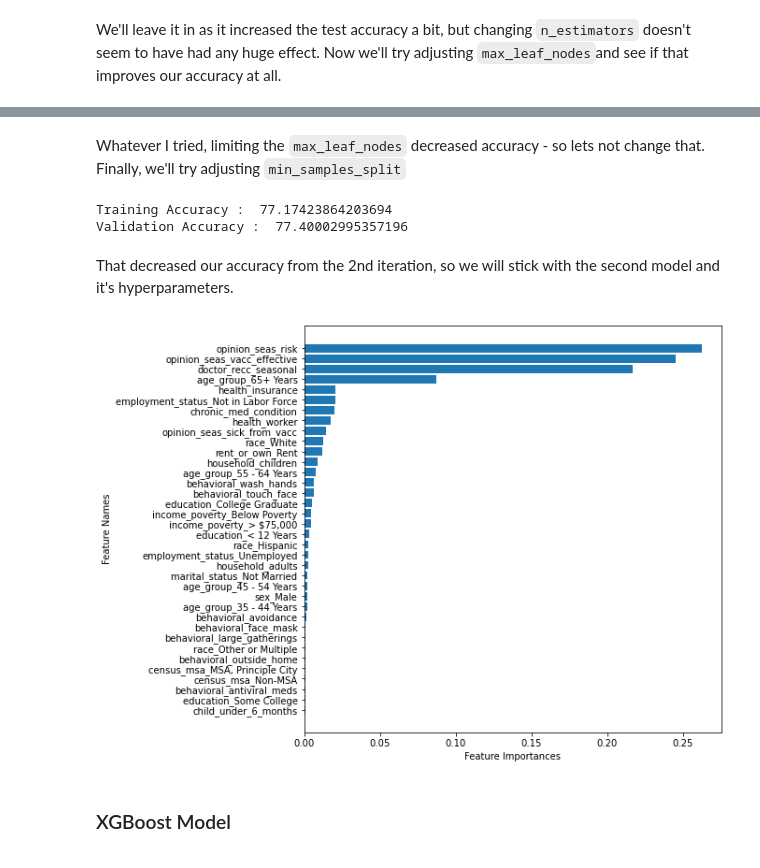
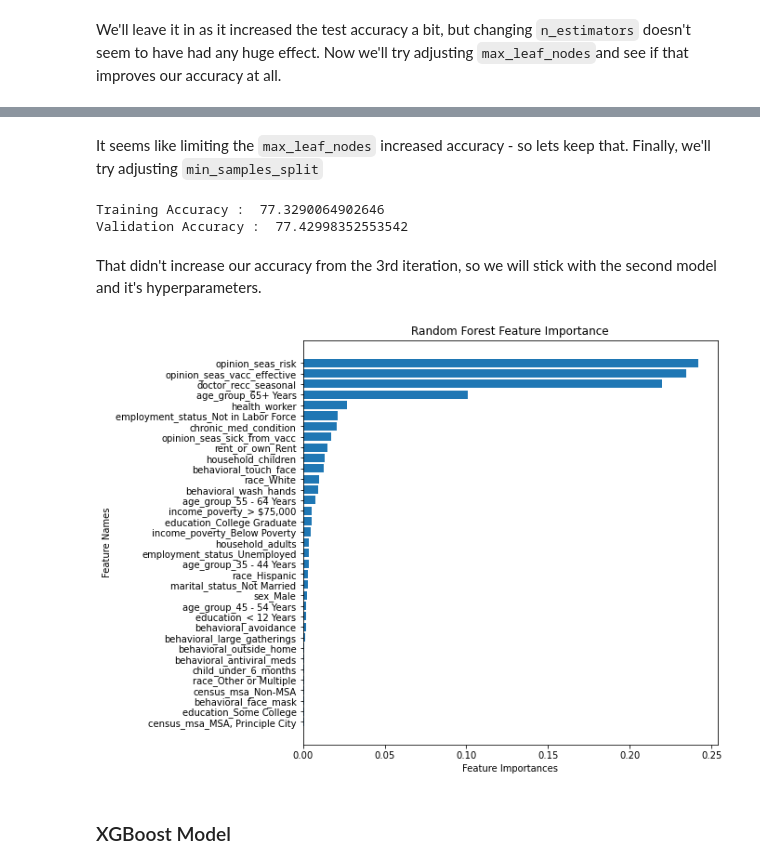
Before and after one commit to sanderlin2013/Predicting-Flu-Vaccines, a Jupyter notebook: Predicting Flu Vaccine Compliance.ipynb, the cells around one changed output, grey strips where cells are left out. Drawn from its saved outputs; the diff is of its cells as text; code cells hidden in the pictures.

```diff
--- a/Predicting Flu Vaccine Compliance.ipynb
+++ b/Predicting Flu Vaccine Compliance.ipynb
@@ -243,7 +237,7 @@ def replace_NAN_0(X_df):
     miss_binary = ['behavioral_antiviral_meds', 'behavioral_avoidance','behavioral_face_mask' ,
     'behavioral_wash_hands', 'behavioral_large_gatherings', 'behavioral_outside_home',
     'behavioral_touch_face', 'doctor_recc_seasonal', 'chronic_med_condition',
-    'child_under_6_months', 'health_worker', 'health_insurance']
+    'child_under_6_months', 'health_worker']
     for column in miss_binary:
         X_df[column].replace(np.nan, 0, inplace = True)
     return X_df
@@ -354,7 +346,7 @@ gs.best_params_
 # %%
 # creating a new model with the optimized parameters
 logreg_optimized_pipe = Pipeline(steps=[("preprocessing_pipe", preprocessing_pipe),
-                                    ("log_reg", LogisticRegression(solver = 'liblinear', random_state = 42, C = 1, penalty= 'l1'))])
+                                    ("log_reg", LogisticRegression(solver = 'liblinear', random_state = 42, C = 1, penalty= 'l2'))])
 # %%
 logreg_optimized_pipe.fit(X_train, y_train)
 # %% [output]
@@ -388,7 +380,7 @@ coefficients = logreg_optimized_pipe.steps[1][1].coef_
 feature_names = list(logreg_optimized_pipe.named_steps["preprocessing_pipe"][3].get_feature_names_out())
 # %%
 # creating function so we can plot this and other model results
-def plot_importance(feat_names, feat_importances, col1_name, col2_name):
+def plot_importance(feat_names, feat_importances, col1_name, col2_name, title):
     df = pd.concat([pd.DataFrame(feat_names), pd.DataFrame(np.transpose(feat_importances))], axis = 1)
     df.columns = [col1_name, col2_name]
     df_sorted = df.sort_values(by=col2_name, ascending=True, key = abs)
@@ -397,5 +389,6 @@ def plot_importance(feat_names, feat_importances, col1_name, col2_name):
     plt.barh(df_sorted[col1_name], df_sorted[col2_name], align='center')
     plt.yticks(np.arange(len(df_sorted[col1_name])), df_sorted[col1_name])
     plt.xlabel(col2_name)
-    plt.ylabel(col1_name);
+    plt.ylabel(col1_name)
+    plt.title(title);
 # %%
@@ -561,11 +554,12 @@ Validation Accuracy :  77.60970495731615
 # %% [markdown]
-Whatever I tried, limiting the `max_leaf_nodes` decreased accuracy - so lets not change that. Finally, we'll try adjusting `min_samples_split`
+It seems like limiting the `max_leaf_nodes` increased accuracy - so lets keep that. Finally, we'll try adjusting `min_samples_split`
 # %%
 # create a fourth RandomForestClassifier iteration(itr4_rfc)
 itr4_rfc_pipe = Pipeline(steps=[("preprocessing_pipe", preprocessing_pipe),
                                     ("itr4_rf", RandomForestClassifier(max_depth = 6,
                                                                        n_estimators = 90,
-                                                                       min_samples_split = 3,
+                                                                       max_leaf_nodes = 100,
+                                                                       min_samples_split = 4,
                                                                        random_state = 42))])
 itr4_rfc_pipe.fit(X_train, y_train)
 
@@ -576,17 +570,18 @@ print('Validation Accuracy : ',
       accuracy_score(y_test,
                              itr4_rfc_pipe.predict(X_test))*100)
 # %% [output]
-Training Accuracy :  77.17423864203694
-Validation Accuracy :  77.40002995357196
+Training Accuracy :  77.3290064902646
+Validation Accuracy :  77.42998352553542
 # %% [markdown]
-That decreased our accuracy from the 2nd iteration, so we will stick with the second model and it's hyperparameters.
+That didn't increase our accuracy from the 3rd iteration, so we will stick with the second model and it's hyperparameters.
 # %%
-rfc_feature_import = itr2_rfc_pipe.named_steps["itr2_rf"].feature_importances_
+rfc_feature_import = itr3_rfc_pipe.named_steps["itr3_rf"].feature_importances_
 # %%
 #plot the data
-plot_importance(feature_names, rfc_feature_import, "Feature Names", "Feature Importances")
+plot_importance(feature_names, rfc_feature_import, "Feature Names", "Feature Importances",
+               "Random Forest Feature Importance")
 # %% [output]
-[figure, old version]
+[figure, new version]
 # %% [markdown]
 ### XGBoost Model
 # %% [markdown]
```
Also changed, not shown: parts of 23 cells of this notebook, 1 other file.
